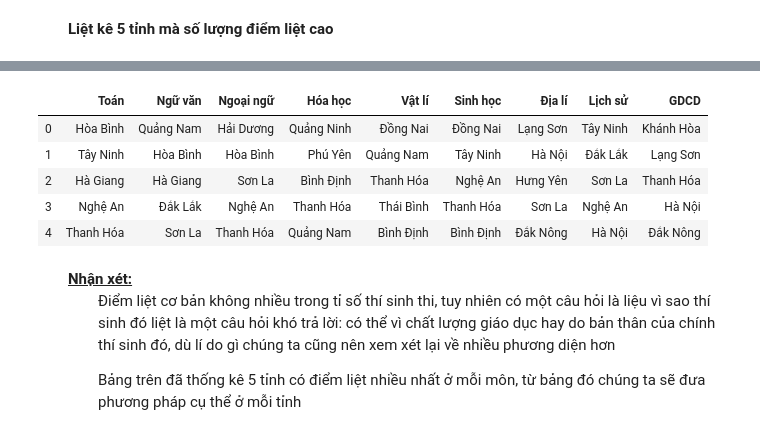
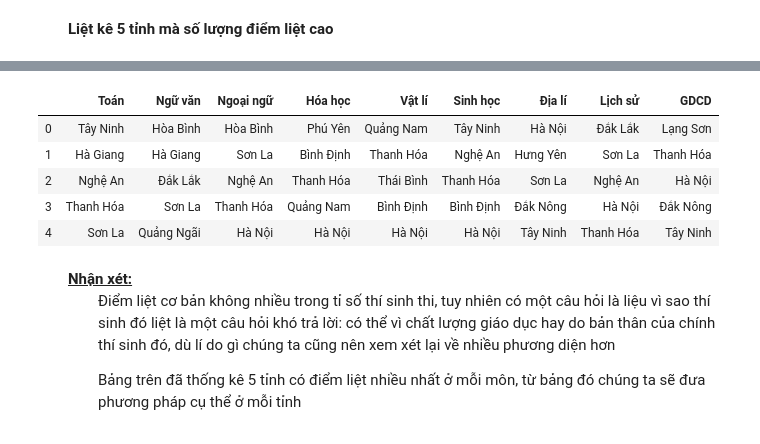
Before and after one commit to ngocbinh53/KHDL, a Jupyter notebook: 1712293-NguyenNgocBinh.ipynb, the cells around one changed output, grey strips where cells are left out. Cells and saved outputs as stored; diff of their text form; code cells hidden in the pictures.

```diff
--- a/1712293-NguyenNgocBinh.ipynb
+++ b/1712293-NguyenNgocBinh.ipynb
@@ -326,5 +351,6 @@ infor_2019
 # %%
-top5_tb_max=infor_2019['Điểm tốt nghiệp trung bình'].sort_values()[-6:-1].index
+index_max = [-5,-4,-3,-2,-1] # mảng index để lấy các index max
+top5_tb_max=infor_2019['Điểm tốt nghiệp trung bình'].sort_values()[index_max].index
 top5_tb_min=infor_2019['Điểm tốt nghiệp trung bình'].sort_values()[0:5].index
 top5_infor2019_df= pd.DataFrame({'Điểm tốt nghiệp trung bình cao nhất':top5_tb_max,
                                  'Điểm tốt nghiệp trung bình thấp nhất':top5_tb_min})
@@ -374,24 +409,25 @@ diem_liet_df
 # %%
-top5_liet_toan=diem_liet_df['Toán học'].sort_values()[-6:-1].index
-top5_liet_van=diem_liet_df['Ngữ văn'].sort_values()[-6:-1].index
-top5_liet_nn=diem_liet_df['Ngoại ngữ'].sort_values()[-6:-1].index
-top5_liet_hoa=diem_liet_df['Hóa học'].sort_values()[-6:-1].index
-top5_liet_li=diem_liet_df['Vật lí'].sort_values()[-6:-1].index
-top5_liet_sinh=diem_liet_df['Sinh học'].sort_values()[-6:-1].index
-top5_liet_dia=diem_liet_df['Địa lí'].sort_values()[-6:-1].index
-top5_liet_su=diem_liet_df['Lịch sử'].sort_values()[-6:-1].index
-top5_liet_cd=diem_liet_df['GDCD'].sort_values()[-6:-1].index
+
+top5_liet_toan=diem_liet_df['Toán học'].sort_values()[index_max].index
+top5_liet_van=diem_liet_df['Ngữ văn'].sort_values()[index_max].index
+top5_liet_nn=diem_liet_df['Ngoại ngữ'].sort_values()[index_max].index
+top5_liet_hoa=diem_liet_df['Hóa học'].sort_values()[index_max].index
+top5_liet_li=diem_liet_df['Vật lí'].sort_values()[index_max].index
+top5_liet_sinh=diem_liet_df['Sinh học'].sort_values()[index_max].index
+top5_liet_dia=diem_liet_df['Địa lí'].sort_values()[index_max].index
+top5_liet_su=diem_liet_df['Lịch sử'].sort_values()[index_max].index
+top5_liet_cd=diem_liet_df['GDCD'].sort_values()[index_max].index
 top5_diemliet_df=pd.DataFrame({'Toán':top5_liet_toan,'Ngữ văn':top5_liet_van,'Ngoại ngữ':top5_liet_nn,'Hóa học':top5_liet_hoa,
                               'Vật lí':top5_liet_li,'Sinh học':top5_liet_sinh,'Địa lí':top5_liet_dia,'Lịch sử':top5_liet_su,
                               'GDCD':top5_liet_cd})
 top5_diemliet_df
 # %% [output]
 |  | Toán | Ngữ văn | Ngoại ngữ | Hóa học | Vật lí | Sinh học | Địa lí | Lịch sử | GDCD |
-| 0 | Hòa Bình | Quảng Nam | Hải Dương | Quảng Ninh | Đồng Nai | Đồng Nai | Lạng Sơn | Tây Ninh | Khánh Hòa |
-| 1 | Tây Ninh | Hòa Bình | Hòa Bình | Phú Yên | Quảng Nam | Tây Ninh | Hà Nội | Đắk Lắk | Lạng Sơn |
-| 2 | Hà Giang | Hà Giang | Sơn La | Bình Định | Thanh Hóa | Nghệ An | Hưng Yên | Sơn La | Thanh Hóa |
-| 3 | Nghệ An | Đắk Lắk | Nghệ An | Thanh Hóa | Thái Bình | Thanh Hóa | Sơn La | Nghệ An | Hà Nội |
-| 4 | Thanh Hóa | Sơn La | Thanh Hóa | Quảng Nam | Bình Định | Bình Định | Đắk Nông | Hà Nội | Đắk Nông |
+| 0 | Tây Ninh | Hòa Bình | Hòa Bình | Phú Yên | Quảng Nam | Tây Ninh | Hà Nội | Đắk Lắk | Lạng Sơn |
+| 1 | Hà Giang | Hà Giang | Sơn La | Bình Định | Thanh Hóa | Nghệ An | Hưng Yên | Sơn La | Thanh Hóa |
+| 2 | Nghệ An | Đắk Lắk | Nghệ An | Thanh Hóa | Thái Bình | Thanh Hóa | Sơn La | Nghệ An | Hà Nội |
+| 3 | Thanh Hóa | Sơn La | Thanh Hóa | Quảng Nam | Bình Định | Bình Định | Đắk Nông | Hà Nội | Đắk Nông |
+| 4 | Sơn La | Quảng Ngãi | Hà Nội | Hà Nội | Hà Nội | Hà Nội | Tây Ninh | Thanh Hóa | Tây Ninh |
 # %% [markdown]
 <ul>
     <u><b>Nhận xét:</b></u>
```
Also changed, not shown: parts of 44 cells of this notebook.
